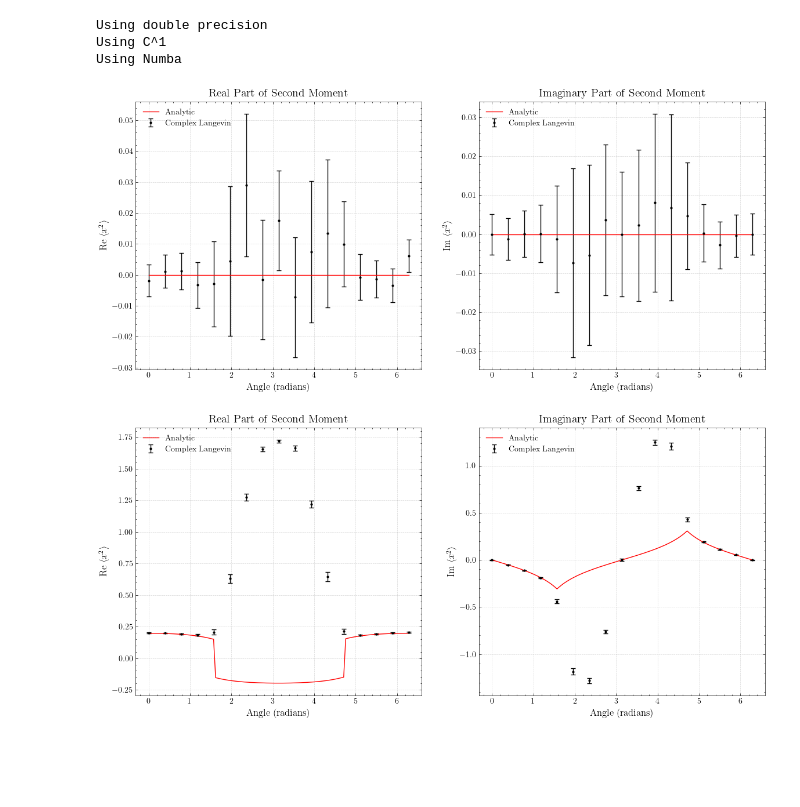
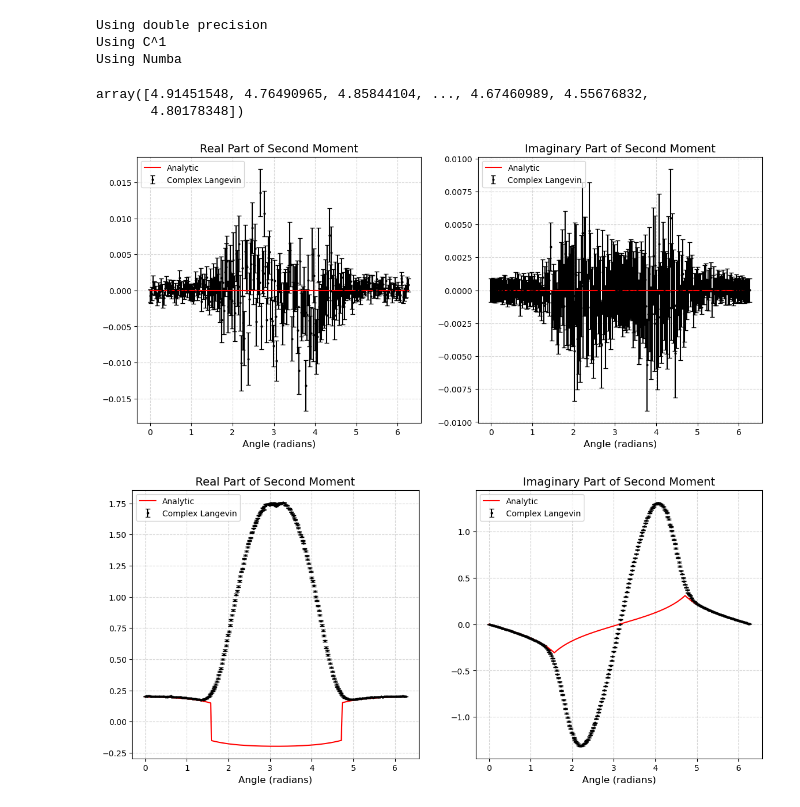
Before and after one commit to FabianHelmberger/Master_project, a Jupyter notebook: analytic/wrong_convergence.ipynb, the cells around one changed output. Saved outputs shown, nothing was run; the diff lists cells and outputs as text; code cells hidden in the pictures; blank space fills up the shorter version.

```diff
--- a/analytic/wrong_convergence.ipynb
+++ b/analytic/wrong_convergence.ipynb
@@ -72,22 +72,23 @@ from tqdm import tqdm
 
 errors_dict = {'1_moment': [], '2_moment': []}
 cl_estimate_dict = {'1_moment': [], '2_moment': []}
+cl_hist_dict =  {'1_moment': [], '2_moment': []}
 angles_dict = {'1_moment': [], '2_moment': []}
-num = 16
-angles = np.arange(num+1)/num*2*np.pi
+num = 256
+angles = np.arange(num)/num*2*np.pi
 
 sigma_abs = 4
 sigma_vals_cl = sigma_abs*(np.cos(angles) + 1j*np.sin(angles))
 
 
-for angle, sigma in zip(angles, tqdm(sigma_vals_cl)):
-    config = Config(dt = 5e-3, trajs = int(1e4), dims = [1], mass_real = sigma, interaction = 2, ada_step = True)
+for angle, sigma in zip(angles, (sigma_vals_cl)):
+    config = Config(dt = 5e-3, trajs = int(1e5), dims = [1], mass_real = sigma, interaction = 2, ada_step = True)
     sim = ComplexLangevinSimulation(config)
 
-    sim.register_observable('1_moment', obs_kernel=n_moment_kernel, const_param={'order': 1}, langevin_history=True, thermal_time=3, auto_corr=0.1)
-    sim.register_observable('2_moment', obs_kernel=n_moment_kernel, const_param={'order': 2}, langevin_history=False, thermal_time=3, auto_corr=0.1)
+    sim.register_observable('1_moment', obs_kernel=n_moment_kernel, const_param={'order': 1}, langevin_history=True, thermal_time=2, auto_corr=0.1)
+    sim.register_observable('2_moment', obs_kernel=n_moment_kernel, const_param={'order': 2}, langevin_history=False, thermal_time=2, auto_corr=0.1)
 
-    for _ in (range(int(1e3))):
+    for _ in tqdm(range(int(1e3))):
         sim.step()
         for name, tr in sim.trackers.items():
             tr.mark_equilibrated_trajs()
@@ -100,3 +101,9 @@ for angle, sigma in zip(angles, tqdm(sigma_vals_cl)):
         cl_estimate_dict[name].append(mean)
         errors_dict[name].append(sem)
         angles_dict[name].append(angle)
+        cl_hist_dict[name].append(sim.trackers['1_moment'].history.flatten())
+# %%
+sim.langevin_time
+# %% [output]
+array([4.91451548, 4.76490965, 4.85844104, ..., 4.67460989, 4.55676832,
+       4.80178348])
@@ -118,8 +158,8 @@ exact.set_func('Z', f_sigma)
 exact.n_moment_phi4('Z', sigma, 1)
 exact.n_moment_phi4('Z', sigma, 2)
 
-num = 128
-angles_ana = np.arange(num+1)/num*2*np.pi
+num = 256
+angles_ana = np.arange(num)/num*2*np.pi
 sigma_abs = 4
 sigma_vals_ana = sigma_abs*(np.cos(angles_ana) + 1j*np.sin(angles_ana))
 
@@ -128,34 +168,34 @@ exact_dict['1_moment_phi4'] = np.array([exact.eval("1_moment_phi4", sigma=mass,
 exact_dict['2_moment_phi4'] = np.array([exact.eval("2_moment_phi4", sigma=mass, lamda=2) for mass in sigma_vals_ana])
 # %%
 import scienceplots
-plt.style.use('science')
+# plt.style.use('science')
 for name, tr in sim.trackers.items():
 
     fig, axes = plt.subplots(1, 2, figsize=(14, 6))
 
     cl_estimate = np.array(cl_estimate_dict[name])
     errors = np.array(errors_dict[name])
     angles = np.array(angles_dict[name])
 
     axes[0].errorbar(angles, cl_estimate.real, yerr=2*np.abs(errors), fmt='o',color='black', capsize=3 ,label='Complex Langevin', markersize=2)
     axes[1].errorbar(angles, cl_estimate.imag, yerr=2*np.abs(errors), fmt='o',color='black', capsize=3 ,label='Complex Langevin', markersize=2)
 
     axes[0].plot(angles_ana, exact_dict[f"{name}_phi4"].real, color='red', label = "Analytic")
     axes[1].plot(angles_ana, exact_dict[f"{name}_phi4"].imag, color='red', label = "Analytic")
 
     # Titles
     axes[0].set_title('Real Part of Second Moment', fontsize=14)
     axes[1].set_title('Imaginary Part of Second Moment', fontsize=14)
 
     # Formatting
     for ax in axes:
         ax.set_xlabel('Angle (radians)', fontsize=12)
         ax.grid(alpha=0.5, linestyle='--')
         ax.legend(fontsize=10, loc = 'upper left')
         ax.tick_params(axis='both', which='major', labelsize=10)
 
-    axes[0].set_ylabel(r'Re $\langle x^2 \rangle$', fontsize=12)
-    axes[1].set_ylabel(r'Im $\langle x^2 \rangle$', fontsize=12)
+    # axes[0].set_ylabel(r'Re $\langle x^2 \rangle$', fontsize=12)
+    # axes[1].set_ylabel(r'Im $\langle x^2 \rangle$', fontsize=12)
 # %% [output]
-[figure, old version]
+[figure, new version]
-[figure, old version]
+[figure, new version]
```
Also changed, not shown: parts of 3 cells of this notebook, 1 other file.
